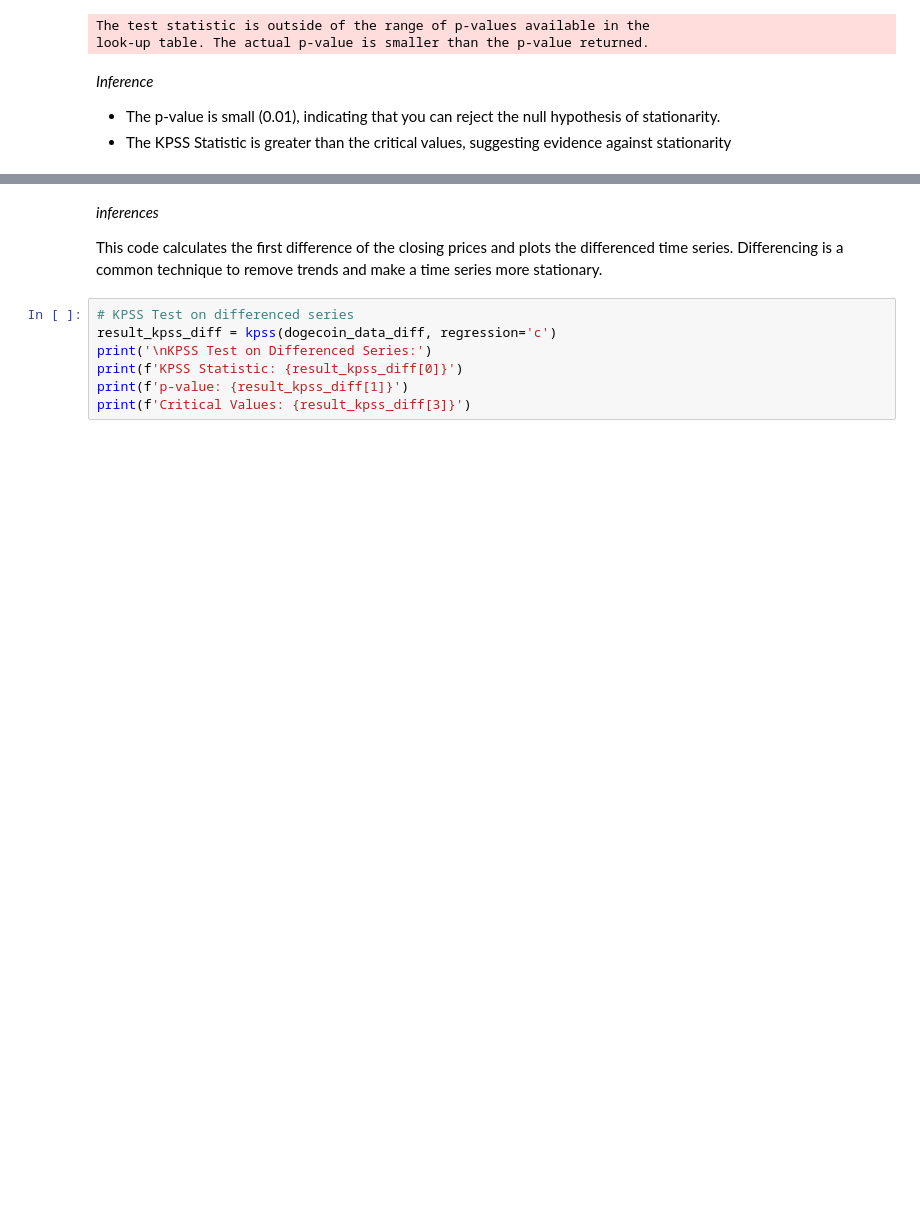
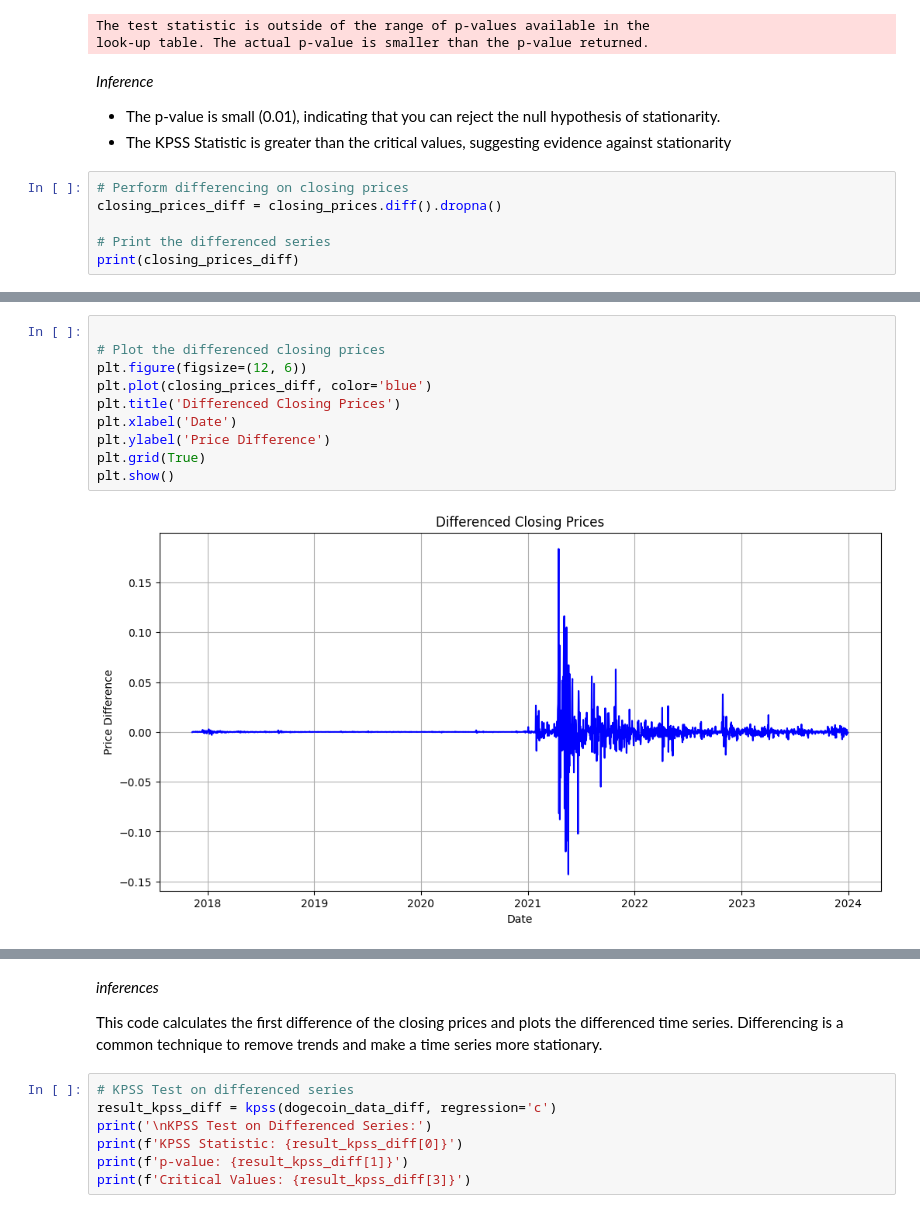
Before and after one commit to paulmachau/Dogecion-Historical-Prices, a Jupyter notebook: Dogecoin_price_prediction_LSTM.ipynb, the cells around one changed output, grey strips where cells are left out. Drawn from its saved outputs; the diff is of its cells as text; blank space fills up the shorter version.

```diff
--- a/Dogecoin_price_prediction_LSTM.ipynb
+++ b/Dogecoin_price_prediction_LSTM.ipynb
@@ -629,3 +629,9 @@ look-up table. The actual p-value is smaller than the p-value returned.
 
 * The p-value is small (0.01), indicating that you can reject the null hypothesis of stationarity.
 * The KPSS Statistic is greater than the critical values, suggesting evidence against stationarity
+# %%
+# Perform differencing on closing prices
+closing_prices_diff = closing_prices.diff().dropna()
+
+# Print the differenced series
+print(closing_prices_diff)
@@ -632,3 +652,15 @@ look-up table. The actual p-value is smaller than the p-value returned.
+# %%
+
+# Plot the differenced closing prices
+plt.figure(figsize=(12, 6))
+plt.plot(closing_prices_diff, color='blue')
+plt.title('Differenced Closing Prices')
+plt.xlabel('Date')
+plt.ylabel('Price Difference')
+plt.grid(True)
+plt.show()
+# %% [output]
+[figure, added]
 # %%
 # Differencing the time series
 dogecoin_Model_data_diff = dogecoin_data['Close'].diff().dropna()
```
Also changed, not shown: parts of 2 cells of this notebook.
